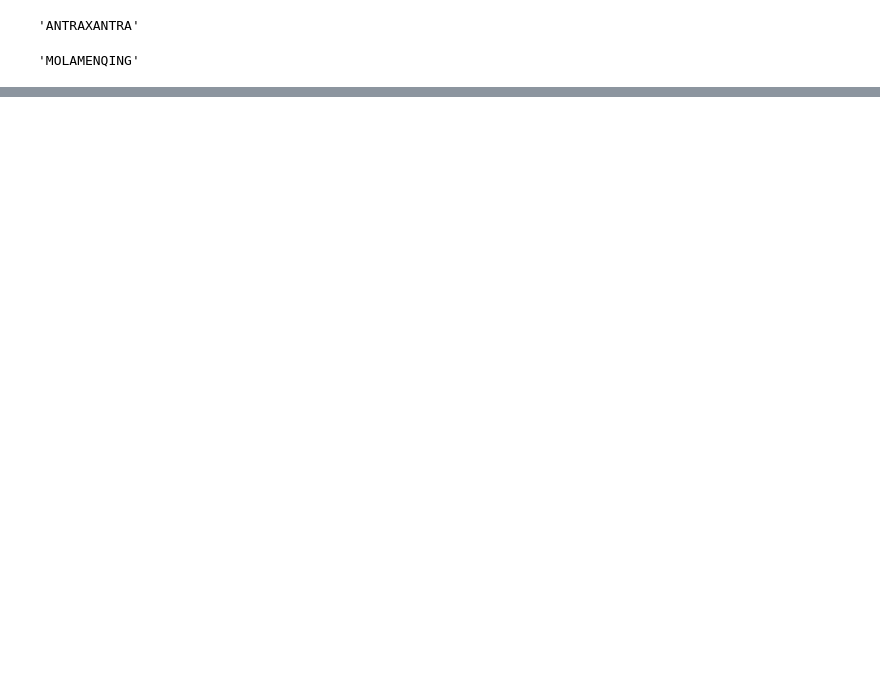
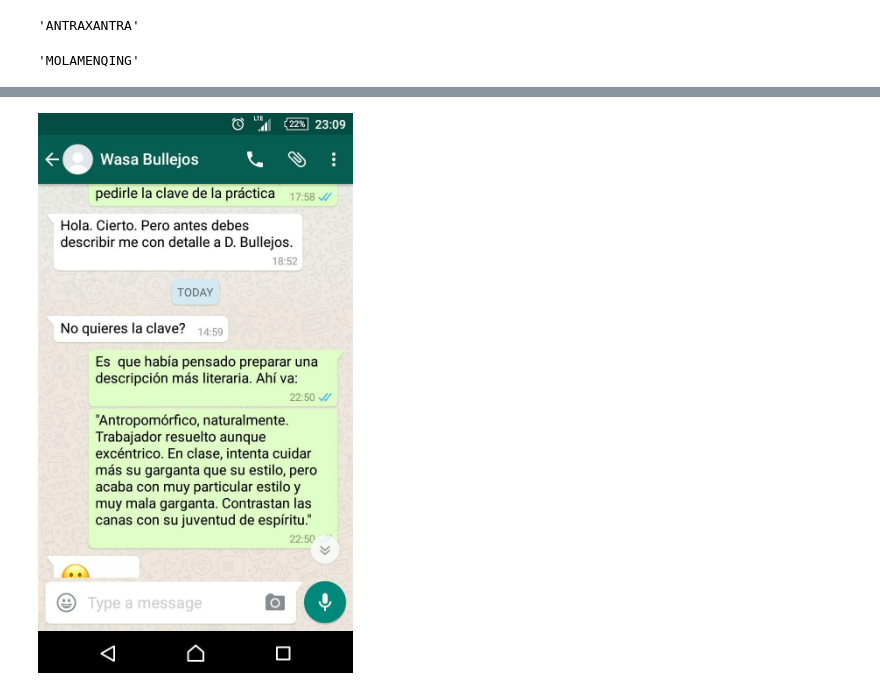
Before and after one commit to M42/teoria-numeros, a Jupyter notebook: codafinimglp1.ipynb, the cells around one changed output, grey strips where cells are left out. Saved outputs shown, nothing was run; the diff lists cells and outputs as text; code cells hidden in the pictures; blank space fills up the shorter version.

```diff
--- a/codafinimglp1.ipynb
+++ b/codafinimglp1.ipynb
@@ -231,0 +278,4 @@ Antropomórfico, naturalmente. Trabajador resuelto aunque excéntrico. En clase,
+# %%
+Image.open('./wasa1.jpg')
+# %% [output]
+[figure, added]
```
Also changed, not shown: parts of 21 cells of this notebook.
